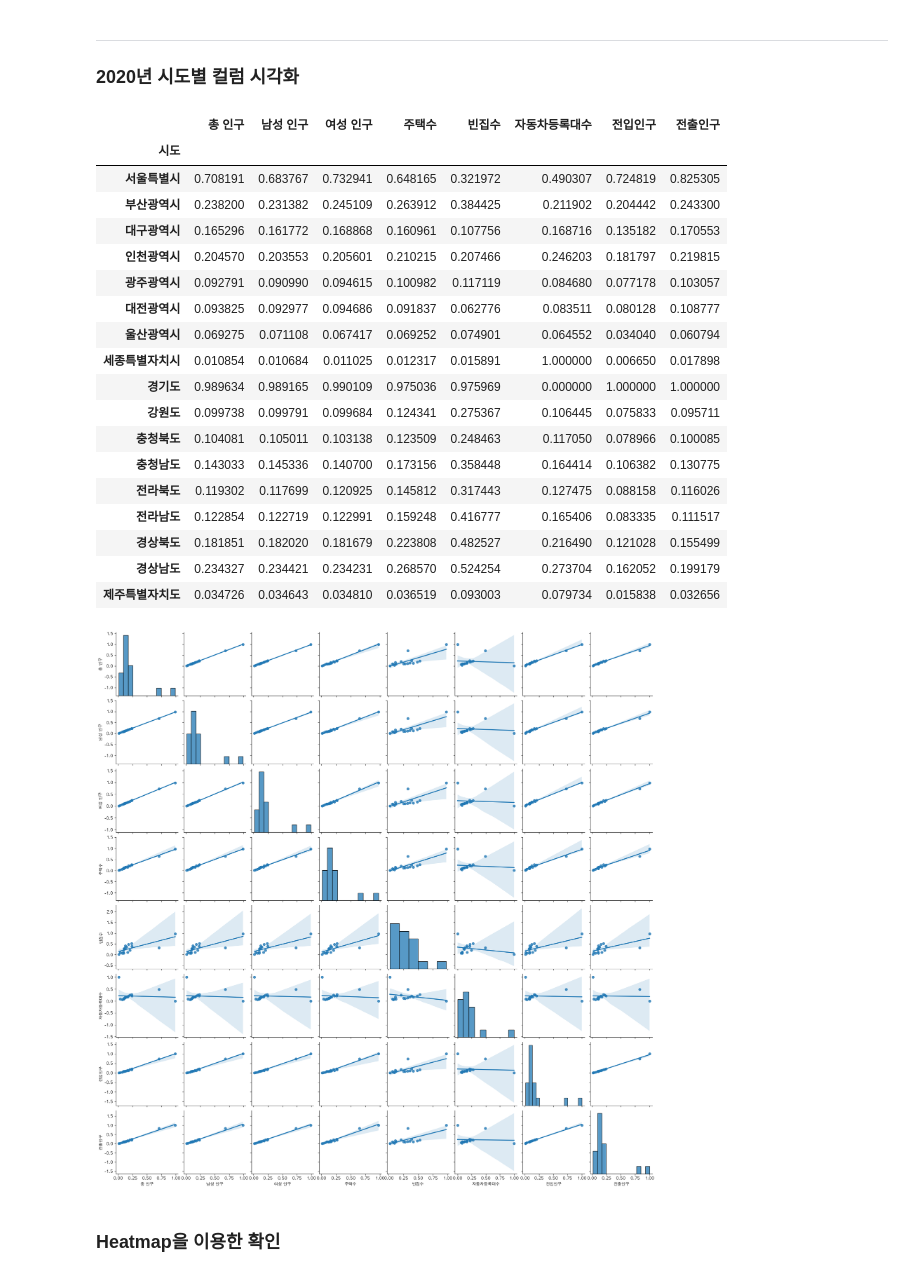
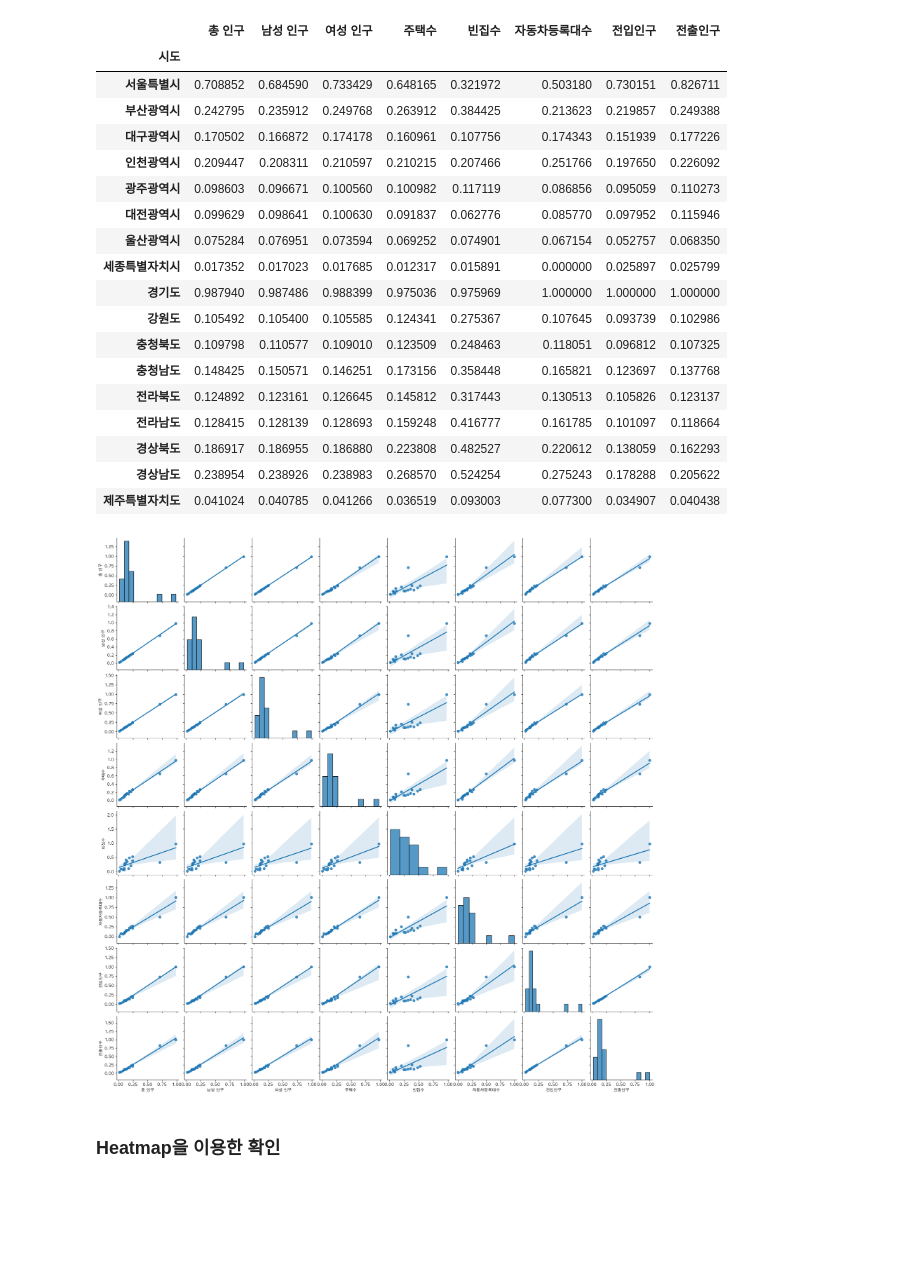
Before and after one commit to vxornjs11/Pytone_Flutter, a Jupyter notebook: Note/sangwonKim/06.시각화.ipynb, the cells around one changed output. Cells and saved outputs as stored; diff of their text form; code cells hidden in the pictures; blank space fills up the shorter version.

Commit message:
Update note&data [자동차등록대수] : 잘못된 부분(경기도/세종 바뀐부분) 수정함

```diff
--- a/Note/sangwonKim/06.시각화.ipynb
+++ b/Note/sangwonKim/06.시각화.ipynb
@@ -41,5 +41,5 @@ df.head()
 # %%
-df.dropna(how='any', axis=0, inplace=True)
+# df.dropna(how='any', axis=0, inplace=True)
 df
 # %% [output]
 |  | 시도 | 총 인구 | 남성 인구 | 여성 인구 | 주택수 | 빈집수 | 자동차등록대수 | 전입인구 | 전출인구 |
@@ -173,6 +166,3 @@ df_norm[df_norm.index==2020]
-# %% [markdown]
-----
-### 2020년 시도별 컬럼 시각화
 # %%
 df_2020 = df_norm[df_norm.index == 2020]
 df_2020 = df_2020.set_index('시도')
@@ -180,33 +170,33 @@ df_2020
 # %% [output]
 |  | 총 인구 | 남성 인구 | 여성 인구 | 주택수 | 빈집수 | 자동차등록대수 | 전입인구 | 전출인구 |
 | 시도 |  |  |  |  |  |  |  |  |
-| 서울특별시 | 0.708191 | 0.683767 | 0.732941 | 0.648165 | 0.321972 | 0.490307 | 0.724819 | 0.825305 |
-| 부산광역시 | 0.238200 | 0.231382 | 0.245109 | 0.263912 | 0.384425 | 0.211902 | 0.204442 | 0.243300 |
-| 대구광역시 | 0.165296 | 0.161772 | 0.168868 | 0.160961 | 0.107756 | 0.168716 | 0.135182 | 0.170553 |
-| 인천광역시 | 0.204570 | 0.203553 | 0.205601 | 0.210215 | 0.207466 | 0.246203 | 0.181797 | 0.219815 |
-| 광주광역시 | 0.092791 | 0.090990 | 0.094615 | 0.100982 | 0.117119 | 0.084680 | 0.077178 | 0.103057 |
-| 대전광역시 | 0.093825 | 0.092977 | 0.094686 | 0.091837 | 0.062776 | 0.083511 | 0.080128 | 0.108777 |
-| 울산광역시 | 0.069275 | 0.071108 | 0.067417 | 0.069252 | 0.074901 | 0.064552 | 0.034040 | 0.060794 |
-| 세종특별자치시 | 0.010854 | 0.010684 | 0.011025 | 0.012317 | 0.015891 | 1.000000 | 0.006650 | 0.017898 |
-| 경기도 | 0.989634 | 0.989165 | 0.990109 | 0.975036 | 0.975969 | 0.000000 | 1.000000 | 1.000000 |
-| 강원도 | 0.099738 | 0.099791 | 0.099684 | 0.124341 | 0.275367 | 0.106445 | 0.075833 | 0.095711 |
-| 충청북도 | 0.104081 | 0.105011 | 0.103138 | 0.123509 | 0.248463 | 0.117050 | 0.078966 | 0.100085 |
-| 충청남도 | 0.143033 | 0.145336 | 0.140700 | 0.173156 | 0.358448 | 0.164414 | 0.106382 | 0.130775 |
-| 전라북도 | 0.119302 | 0.117699 | 0.120925 | 0.145812 | 0.317443 | 0.127475 | 0.088158 | 0.116026 |
-| 전라남도 | 0.122854 | 0.122719 | 0.122991 | 0.159248 | 0.416777 | 0.165406 | 0.083335 | 0.111517 |
-| 경상북도 | 0.181851 | 0.182020 | 0.181679 | 0.223808 | 0.482527 | 0.216490 | 0.121028 | 0.155499 |
-| 경상남도 | 0.234327 | 0.234421 | 0.234231 | 0.268570 | 0.524254 | 0.273704 | 0.162052 | 0.199179 |
-| 제주특별자치도 | 0.034726 | 0.034643 | 0.034810 | 0.036519 | 0.093003 | 0.079734 | 0.015838 | 0.032656 |
+| 서울특별시 | 0.708852 | 0.684590 | 0.733429 | 0.648165 | 0.321972 | 0.503180 | 0.730151 | 0.826711 |
+| 부산광역시 | 0.242795 | 0.235912 | 0.249768 | 0.263912 | 0.384425 | 0.213623 | 0.219857 | 0.249388 |
+| 대구광역시 | 0.170502 | 0.166872 | 0.174178 | 0.160961 | 0.107756 | 0.174343 | 0.151939 | 0.177226 |
+| 인천광역시 | 0.209447 | 0.208311 | 0.210597 | 0.210215 | 0.207466 | 0.251766 | 0.197650 | 0.226092 |
+| 광주광역시 | 0.098603 | 0.096671 | 0.100560 | 0.100982 | 0.117119 | 0.086856 | 0.095059 | 0.110273 |
+| 대전광역시 | 0.099629 | 0.098641 | 0.100630 | 0.091837 | 0.062776 | 0.085770 | 0.097952 | 0.115946 |
+| 울산광역시 | 0.075284 | 0.076951 | 0.073594 | 0.069252 | 0.074901 | 0.067154 | 0.052757 | 0.068350 |
+| 세종특별자치시 | 0.017352 | 0.017023 | 0.017685 | 0.012317 | 0.015891 | 0.000000 | 0.025897 | 0.025799 |
+| 경기도 | 0.987940 | 0.987486 | 0.988399 | 0.975036 | 0.975969 | 1.000000 | 1.000000 | 1.000000 |
+| 강원도 | 0.105492 | 0.105400 | 0.105585 | 0.124341 | 0.275367 | 0.107645 | 0.093739 | 0.102986 |
+| 충청북도 | 0.109798 | 0.110577 | 0.109010 | 0.123509 | 0.248463 | 0.118051 | 0.096812 | 0.107325 |
+| 충청남도 | 0.148425 | 0.150571 | 0.146251 | 0.173156 | 0.358448 | 0.165821 | 0.123697 | 0.137768 |
+| 전라북도 | 0.124892 | 0.123161 | 0.126645 | 0.145812 | 0.317443 | 0.130513 | 0.105826 | 0.123137 |
+| 전라남도 | 0.128415 | 0.128139 | 0.128693 | 0.159248 | 0.416777 | 0.161785 | 0.101097 | 0.118664 |
+| 경상북도 | 0.186917 | 0.186955 | 0.186880 | 0.223808 | 0.482527 | 0.220612 | 0.138059 | 0.162293 |
+| 경상남도 | 0.238954 | 0.238926 | 0.238983 | 0.268570 | 0.524254 | 0.275243 | 0.178288 | 0.205622 |
+| 제주특별자치도 | 0.041024 | 0.040785 | 0.041266 | 0.036519 | 0.093003 | 0.077300 | 0.034907 | 0.040438 |
 # %%
-# 남성 인구, 여성 인구, 주택수, 빈집수, 자동차등록대수, 전입인구, 전출인구에 대한 상관관계 시각화
+# 총 인구, 남성 인구, 여성 인구, 주택수, 빈집수, 자동차등록대수, 전입인구, 전출인구에 대한 상관관계 시각화
 sns.pairplot(
     df_2020,
-    vars = df.columns[1:],
+    vars = df_2020.columns,
     kind = 'reg'
 )
 plt.show()
 # %% [output]
-[figure, old version]
+[figure, new version]
 # %% [markdown]
 ### Heatmap을 이용한 확인
 # %%
```
Also changed, not shown: parts of 19 cells of this notebook, 5 other files.
